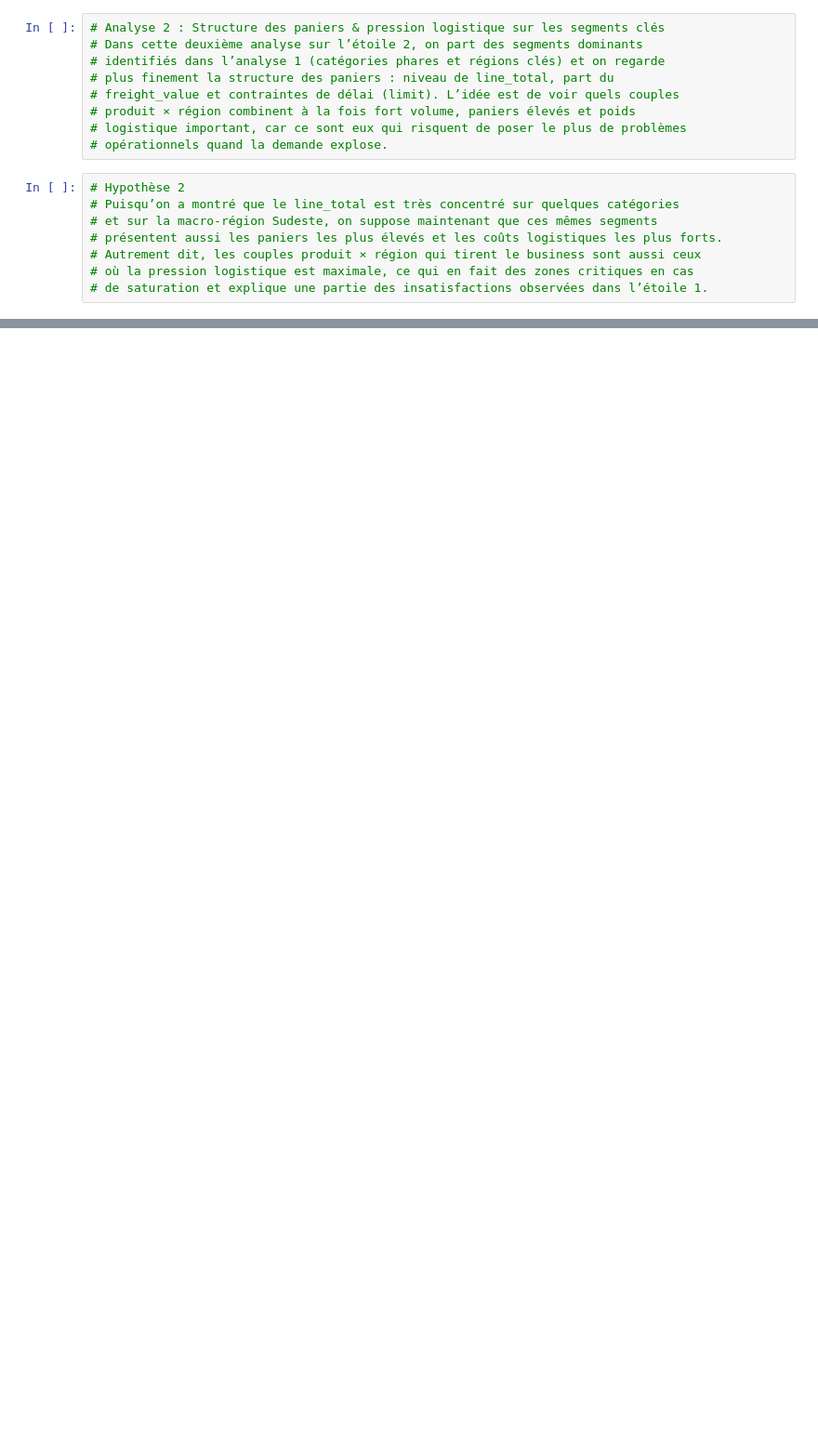
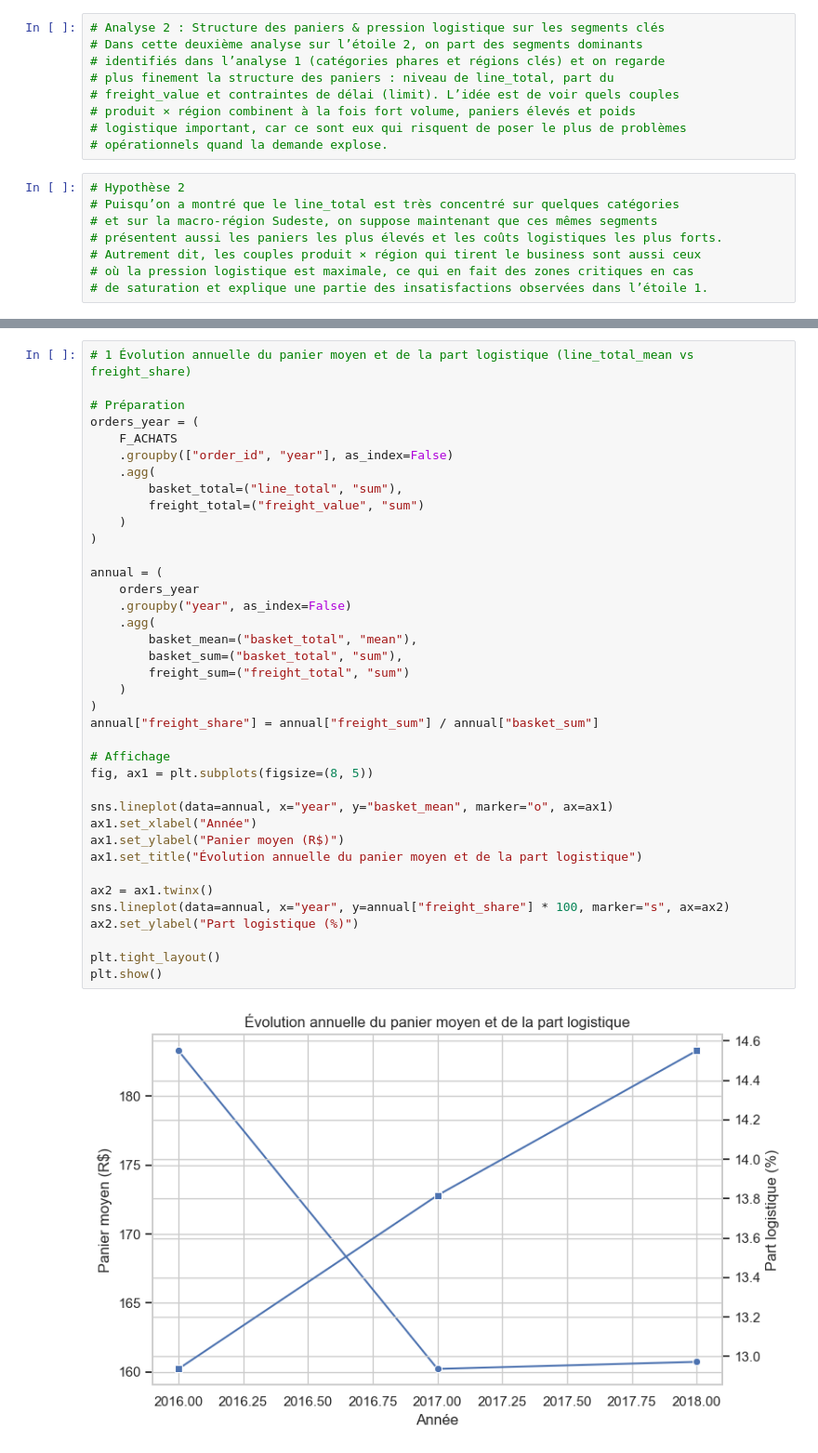
Before and after one commit to QuentinDoniczka/dataframe, a Jupyter notebook: script/2_achat_analyse_2_DONICZKA_Quentin.ipynb, the cells around one changed output, grey strips where cells are left out. Shown at 93% size. Cells and saved outputs as stored; diff of their text form; blank space fills up the shorter version.

```diff
--- a/script/2_achat_analyse_2_DONICZKA_Quentin.ipynb
+++ b/script/2_achat_analyse_2_DONICZKA_Quentin.ipynb
@@ -85,0 +126,40 @@ print("Dimensions produit et client préparées")
+# %%
+# 1 Évolution annuelle du panier moyen et de la part logistique (line_total_mean vs freight_share)
+
+# Préparation
+orders_year = (
+    F_ACHATS
+    .groupby(["order_id", "year"], as_index=False)
+    .agg(
+        basket_total=("line_total", "sum"),
+        freight_total=("freight_value", "sum")
+    )
+)
+
+annual = (
+    orders_year
+    .groupby("year", as_index=False)
+    .agg(
+        basket_mean=("basket_total", "mean"),
+        basket_sum=("basket_total", "sum"),
+        freight_sum=("freight_total", "sum")
+    )
+)
+annual["freight_share"] = annual["freight_sum"] / annual["basket_sum"]
+
+# Affichage
+fig, ax1 = plt.subplots(figsize=(8, 5))
+
+sns.lineplot(data=annual, x="year", y="basket_mean", marker="o", ax=ax1)
+ax1.set_xlabel("Année")
+ax1.set_ylabel("Panier moyen (R$)")
+ax1.set_title("Évolution annuelle du panier moyen et de la part logistique")
+
+ax2 = ax1.twinx()
+sns.lineplot(data=annual, x="year", y=annual["freight_share"] * 100, marker="s", ax=ax2)
+ax2.set_ylabel("Part logistique (%)")
+
+plt.tight_layout()
+plt.show()
+# %% [output]
+[figure, added]
```
Also changed, not shown: parts of 24 cells of this notebook, 1 other file.
